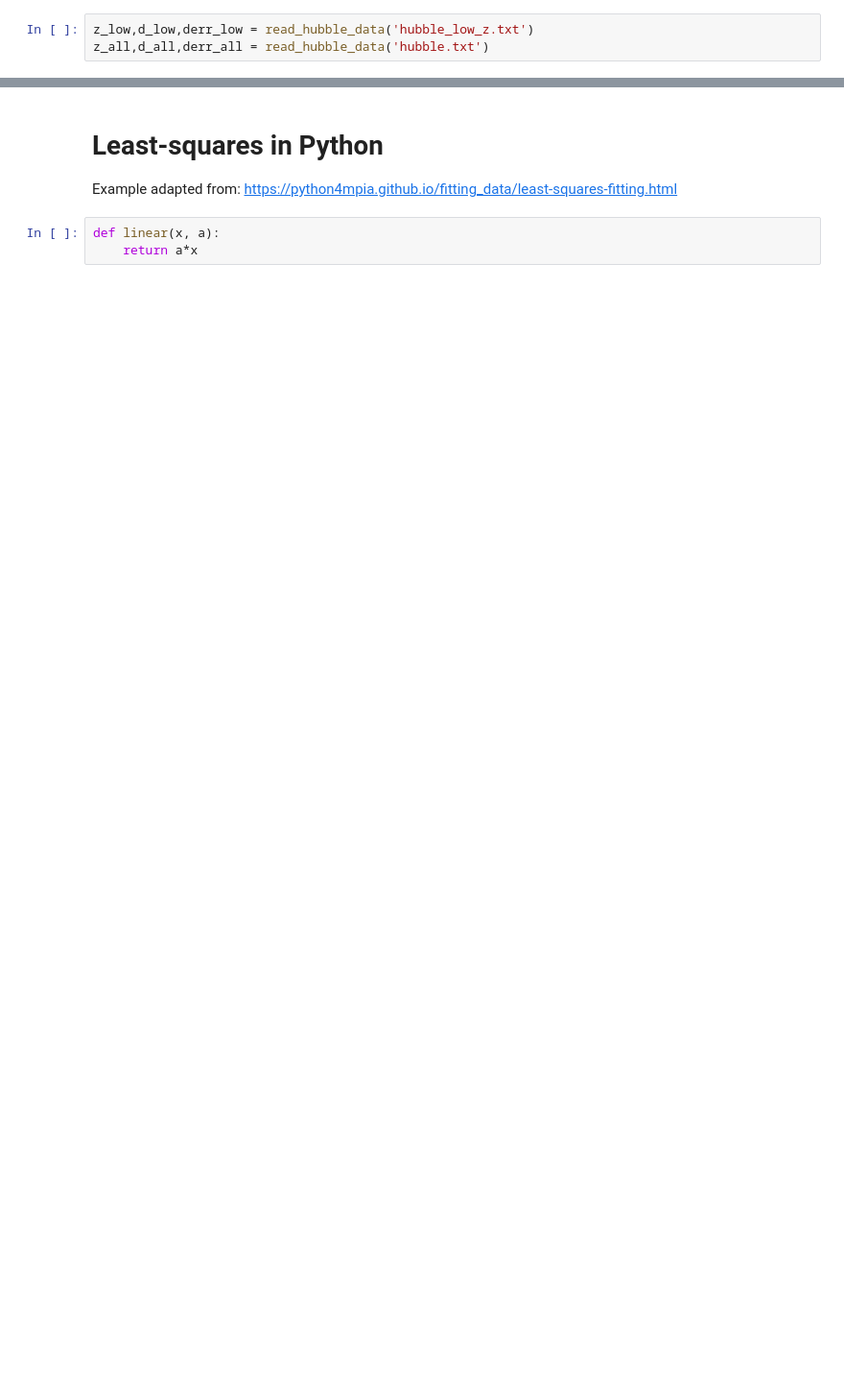
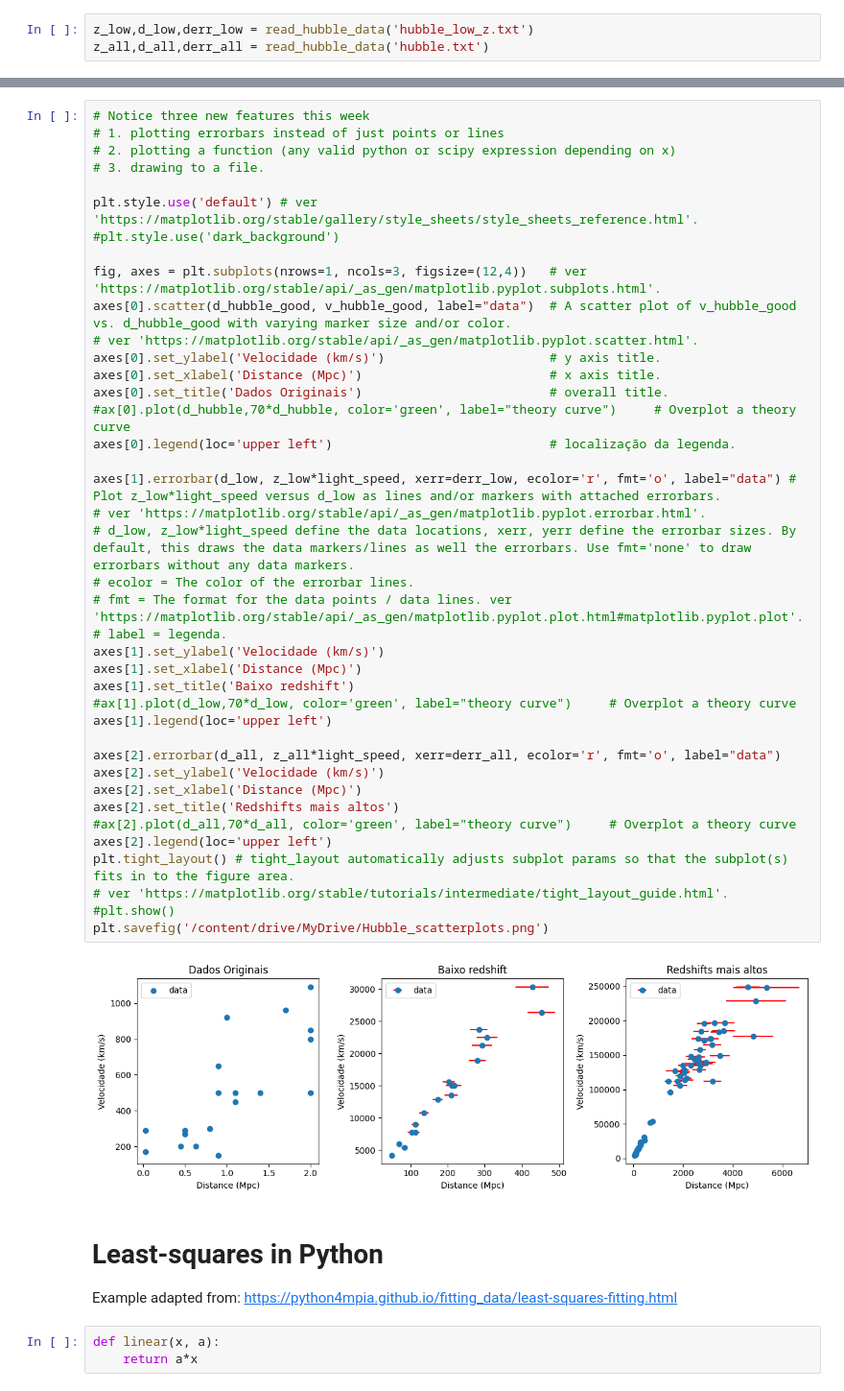
Before and after one commit to eduvaladao/aulas_bigdata_astro_CBPF, a Jupyter notebook: aula04_CBPF_hubbleConstant.ipynb, the cells around one changed output, grey strips where cells are left out. Shown: that part at 96% size. Drawn from its saved outputs; the diff is of its cells as text; blank space fills up the shorter version.

```diff
--- a/aula04_CBPF_hubbleConstant.ipynb
+++ b/aula04_CBPF_hubbleConstant.ipynb
@@ -126,3 +90,45 @@ plt.show()
+# %%
+# Notice three new features this week
+# 1. plotting errorbars instead of just points or lines
+# 2. plotting a function (any valid python or scipy expression depending on x)
+# 3. drawing to a file.
+
+plt.style.use('default') # ver 'https://matplotlib.org/stable/gallery/style_sheets/style_sheets_reference.html'.
+#plt.style.use('dark_background')
+
+fig, axes = plt.subplots(nrows=1, ncols=3, figsize=(12,4))   # ver 'https://matplotlib.org/stable/api/_as_gen/matplotlib.pyplot.subplots.html'.
+axes[0].scatter(d_hubble_good, v_hubble_good, label="data")  # A scatter plot of v_hubble_good vs. d_hubble_good with varying marker size and/or color.
+# ver 'https://matplotlib.org/stable/api/_as_gen/matplotlib.pyplot.scatter.html'.
+axes[0].set_ylabel('Velocidade (km/s)')                      # y axis title.
+axes[0].set_xlabel('Distance (Mpc)')                         # x axis title.
+axes[0].set_title('Dados Originais')                         # overall title.
+#ax[0].plot(d_hubble,70*d_hubble, color='green', label="theory curve")     # Overplot a theory curve
+axes[0].legend(loc='upper left')                             # localização da legenda.
+
+axes[1].errorbar(d_low, z_low*light_speed, xerr=derr_low, ecolor='r', fmt='o', label="data") # Plot z_low*light_speed versus d_low as lines and/or markers with attached errorbars.
+# ver 'https://matplotlib.org/stable/api/_as_gen/matplotlib.pyplot.errorbar.html'.
+# d_low, z_low*light_speed define the data locations, xerr, yerr define the errorbar sizes. By default, this draws the data markers/lines as well the errorbars. Use fmt='none' to draw errorbars without any data markers.
+# ecolor = The color of the errorbar lines.
+# fmt = The format for the data points / data lines. ver 'https://matplotlib.org/stable/api/_as_gen/matplotlib.pyplot.plot.html#matplotlib.pyplot.plot'.
+# label = legenda.
+axes[1].set_ylabel('Velocidade (km/s)')
+axes[1].set_xlabel('Distance (Mpc)')
+axes[1].set_title('Baixo redshift')
+#ax[1].plot(d_low,70*d_low, color='green', label="theory curve")     # Overplot a theory curve
+axes[1].legend(loc='upper left')
+
+axes[2].errorbar(d_all, z_all*light_speed, xerr=derr_all, ecolor='r', fmt='o', label="data")
+axes[2].set_ylabel('Velocidade (km/s)')
+axes[2].set_xlabel('Distance (Mpc)')
+axes[2].set_title('Redshifts mais altos')
+#ax[2].plot(d_all,70*d_all, color='green', label="theory curve")     # Overplot a theory curve
+axes[2].legend(loc='upper left')
+plt.tight_layout() # tight_layout automatically adjusts subplot params so that the subplot(s) fits in to the figure area.
+# ver 'https://matplotlib.org/stable/tutorials/intermediate/tight_layout_guide.html'.
+#plt.show()
+plt.savefig('/content/drive/MyDrive/Hubble_scatterplots.png')
+# %% [output]
+[figure, added]
 # %% [markdown]
 # Least-squares in Python
 
```
Also changed, not shown: parts of 16 cells of this notebook.
